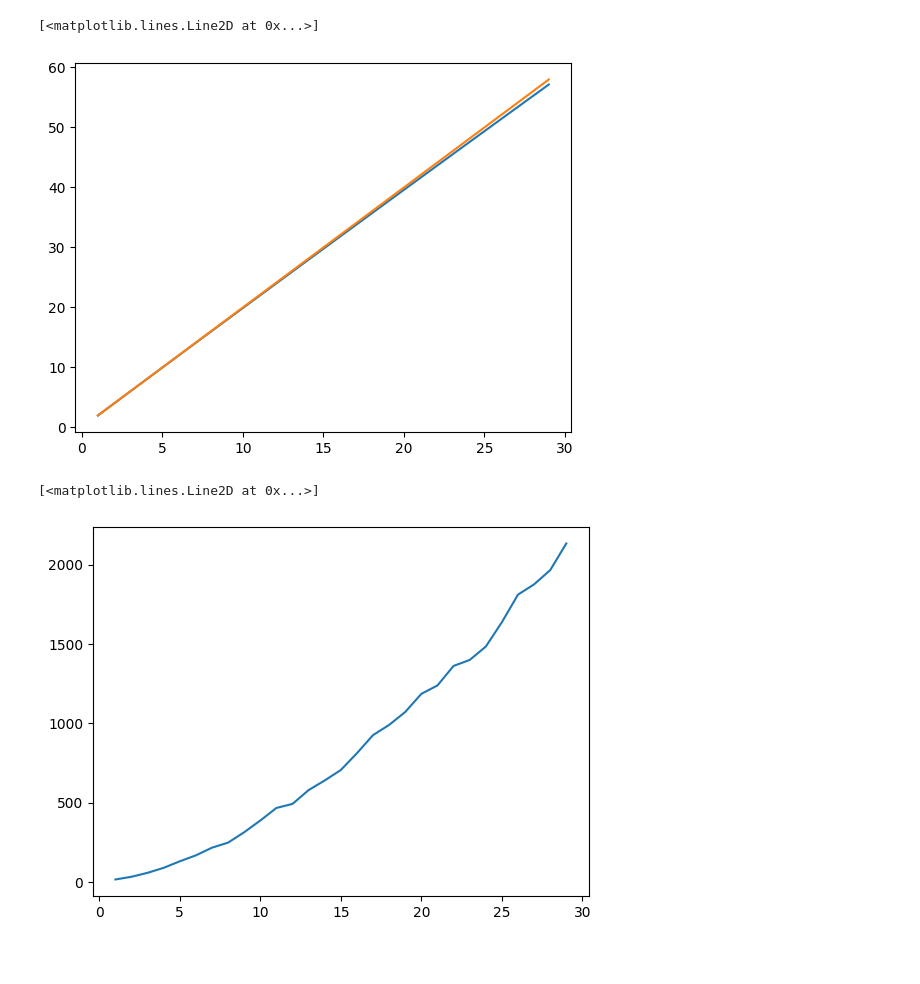
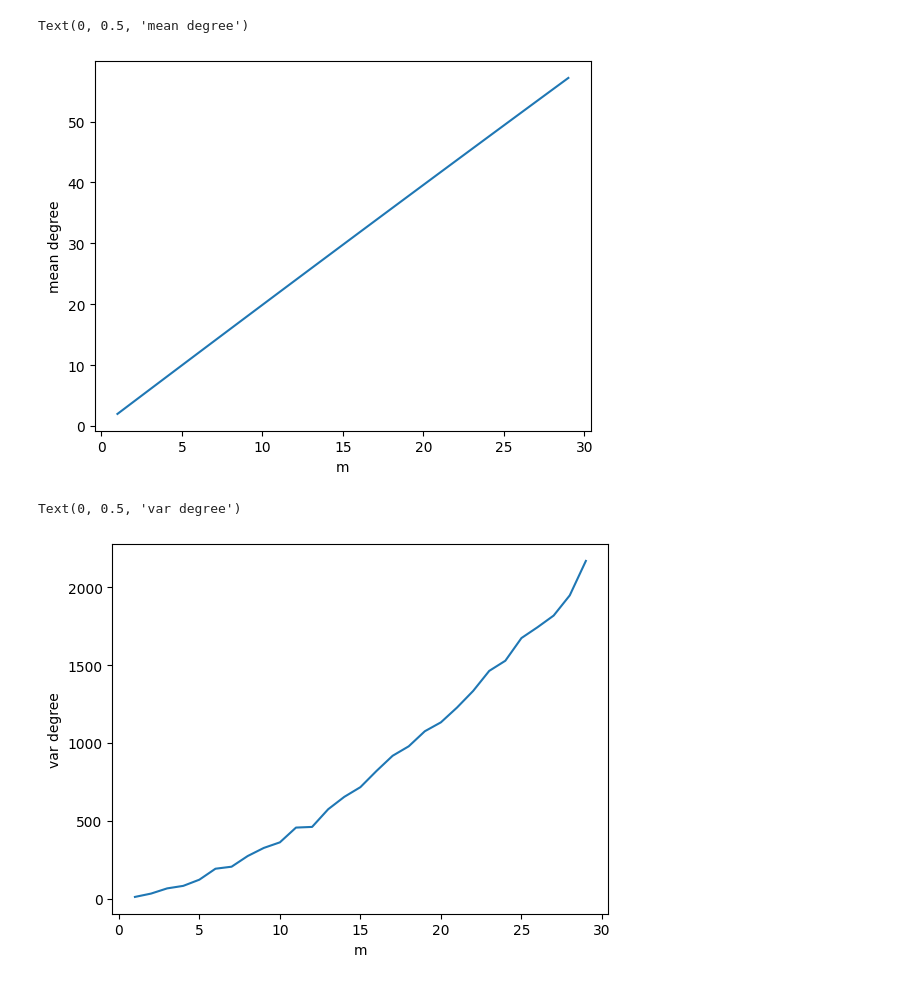
Before and after one commit to mateusz-dzitkowski/applied-mathematics, a Jupyter notebook: projects/diffusion_processes/exercise_sheet_3/main.ipynb, the cells around one changed output. Saved outputs shown, nothing was run; the diff lists cells and outputs as text; code cells hidden in the pictures; blank space fills up the shorter version.

```diff
--- a/projects/diffusion_processes/exercise_sheet_3/main.ipynb
+++ b/projects/diffusion_processes/exercise_sheet_3/main.ipynb
@@ -152,0 +186,9 @@ Barbasi-Albert model
+# %%
+i, j = 3, 4
+_m = m[i]
+_p = p[j]
+sp.stats.fit(
+    sp.stats.poisson,
+    degrees(graphs[i][j]) - _m,
+    bounds=[(0, 100)],
+).params
@@ -157,11 +212,14 @@ graphs = [barabasi_albert(N, _m) for _m in m]
 # %%
 plt.plot(m, [degrees(g).mean() for g in graphs])
-plt.plot(m, 2*m)
+plt.xlabel("m")
+plt.ylabel("mean degree")
 # %% [output]
-[<matplotlib.lines.Line2D at 0x...>]
+Text(0, 0.5, 'mean degree')
-[figure, old version]
+[figure, new version]
 # %%
 plt.plot(m, [degrees(g).var() for g in graphs])
+plt.xlabel("m")
+plt.ylabel("var degree")
 # %% [output]
-[<matplotlib.lines.Line2D at 0x...>]
+Text(0, 0.5, 'var degree')
-[figure, old version]
+[figure, new version]
```
Also changed, not shown: parts of 61 cells of this notebook, 8 other files.
